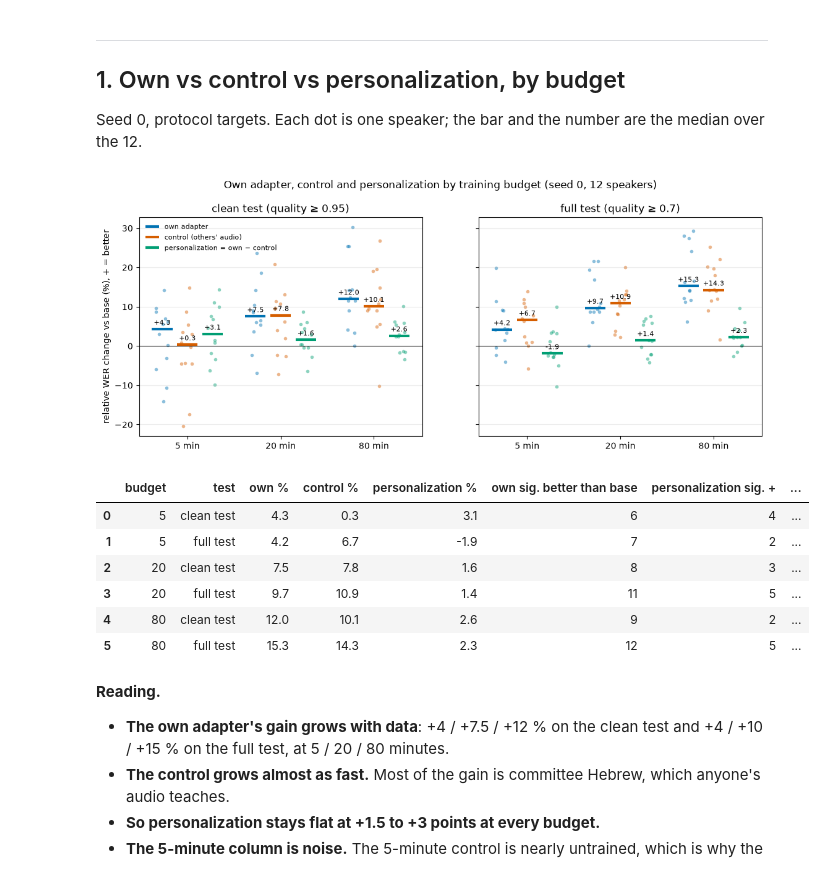
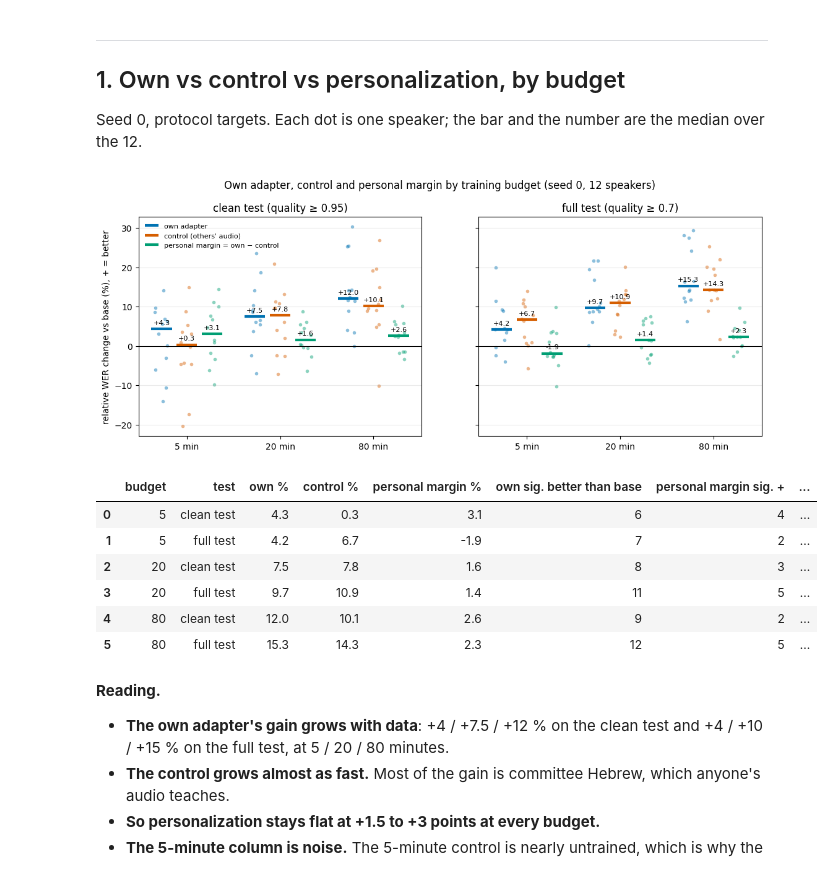
Before and after one commit to hadasy-tau/deep-learning-project, a Jupyter notebook: notebooks/training_run3_figures.ipynb, the cells around one changed output. Saved outputs shown, nothing was run; the diff lists cells and outputs as text; code cells hidden in the pictures.

```diff
--- a/notebooks/training_run3_figures.ipynb
+++ b/notebooks/training_run3_figures.ipynb
@@ -112,41 +112,41 @@ Seed 0, protocol targets. Each dot is one speaker; the bar and the number are th
 # %%
 s0 = own[(own.targets == 'protocol') & (own.seed == 0)]
 ROLES = [('delta_rel', C_OWN, 'own adapter'), ('control_delta_rel', C_CTRL, "control (others' audio)"),
-         ('personalization_rel', C_PERS, 'personalization = own − control')]
+         ('personalization_rel', C_PERS, 'personal margin = own − control')]
 rng = np.random.default_rng(0)
 fig, axes = plt.subplots(1, 2, figsize=(13, 4.6), sharey=True)
 for ax, (pre, name) in zip(axes, TESTS.items()):
     for i, b in enumerate([5, 20, 80]):
         d = s0[s0.budget == b]
         for j, (col, c, lab) in enumerate(ROLES):
             x, v = i + (j - 1) * 0.27, 100 * d[pre + col]
             ax.scatter(x + rng.uniform(-.07, .07, len(v)), v, s=16, color=c, alpha=.45, lw=0)
             ax.hlines(v.median(), x - .11, x + .11, color=c, lw=3, label=lab if i == 0 else None)
             ax.annotate(f'{v.median():+.1f}', (x, v.median()), xytext=(0, 5), textcoords='offset points',
                         ha='center', fontsize=8)
     ax.axhline(0, color='k', lw=.8); ax.set_xticks(range(3), ['5 min', '20 min', '80 min'])
     ax.set_title(name); ax.grid(axis='y', alpha=.25)
 axes[0].set_ylabel('relative WER change vs base (%), + = better')
 axes[0].legend(loc='upper left', fontsize=8, frameon=False)
-fig.suptitle('Own adapter, control and personalization by training budget (seed 0, 12 speakers)', y=1.01)
+fig.suptitle('Own adapter, control and personal margin by training budget (seed 0, 12 speakers)', y=1.01)
 save('budget_own_control_personalization'); plt.show()
 
 def sig_pos(d, p, eff): return int(((d[p] < .05) & (d[eff] > 0)).sum())
 def sig_neg(d, p, eff): return int(((d[p] < .05) & (d[eff] < 0)).sum())
 rows = []
 for b in [5, 20, 80]:
     d = s0[s0.budget == b]
     for pre, name in TESTS.items():
         rows.append({'budget': b, 'test': name.split(' (')[0],
                      'own %': 100 * d[pre + 'delta_rel'].median(), 'control %': 100 * d[pre + 'control_delta_rel'].median(),
-                     'personalization %': 100 * d[pre + 'personalization_rel'].median(),
+                     'personal margin %': 100 * d[pre + 'personalization_rel'].median(),
                      'own sig. better than base': sig_pos(d, pre + 'p_boot', pre + 'delta_rel'),
-                     'personalization sig. +': sig_pos(d, pre + 'personalization_p', pre + 'personalization_rel'),
-                     'personalization sig. −': sig_neg(d, pre + 'personalization_p', pre + 'personalization_rel')})
+                     'personal margin sig. +': sig_pos(d, pre + 'personalization_p', pre + 'personalization_rel'),
+                     'personal margin sig. −': sig_neg(d, pre + 'personalization_p', pre + 'personalization_rel')})
 pd.DataFrame(rows).round(1)
 # %% [output]
 [figure]
-|  | budget | test | own % | control % | personalization % | own sig. better than base | personalization sig. + | ... |
+|  | budget | test | own % | control % | personal margin % | own sig. better than base | personal margin sig. + | ... |
 | 0 | 5 | clean test | 4.3 | 0.3 | 3.1 | 6 | 4 | ... |
 | 1 | 5 | full test | 4.2 | 6.7 | -1.9 | 7 | 2 | ... |
 | 2 | 20 | clean test | 7.5 | 7.8 | 1.6 | 8 | 3 | ... |
```
Also changed, not shown: parts of 9 cells of this notebook, 20 other files.
